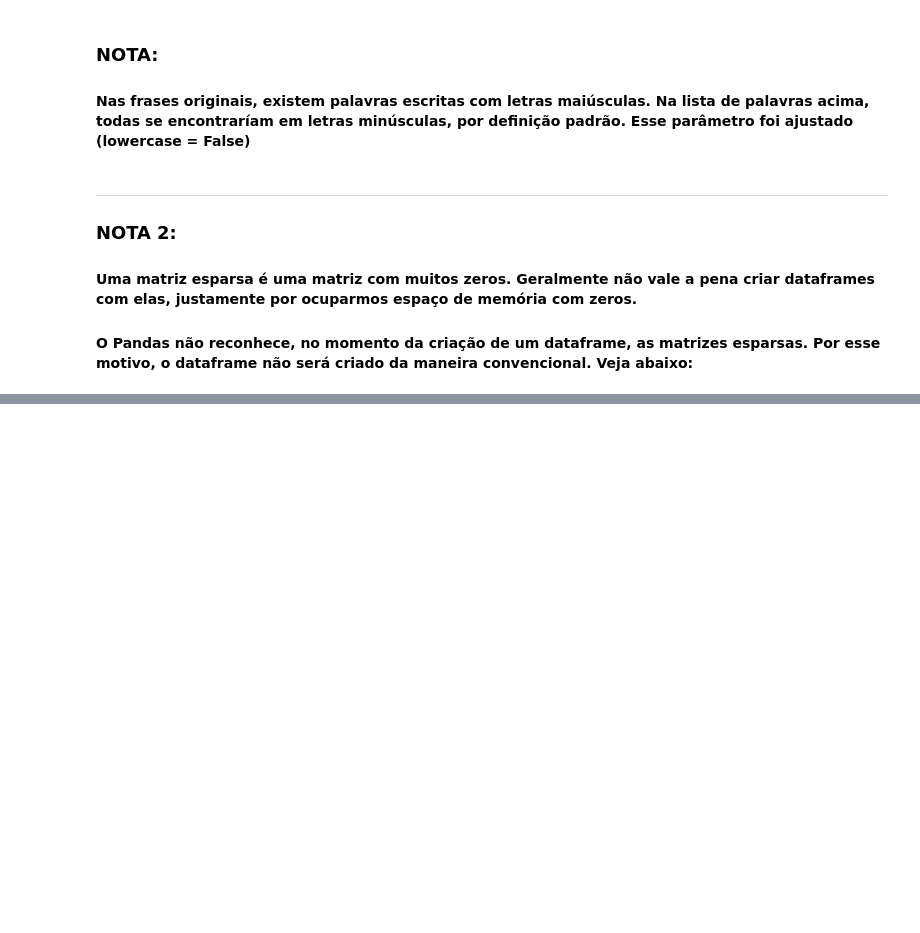
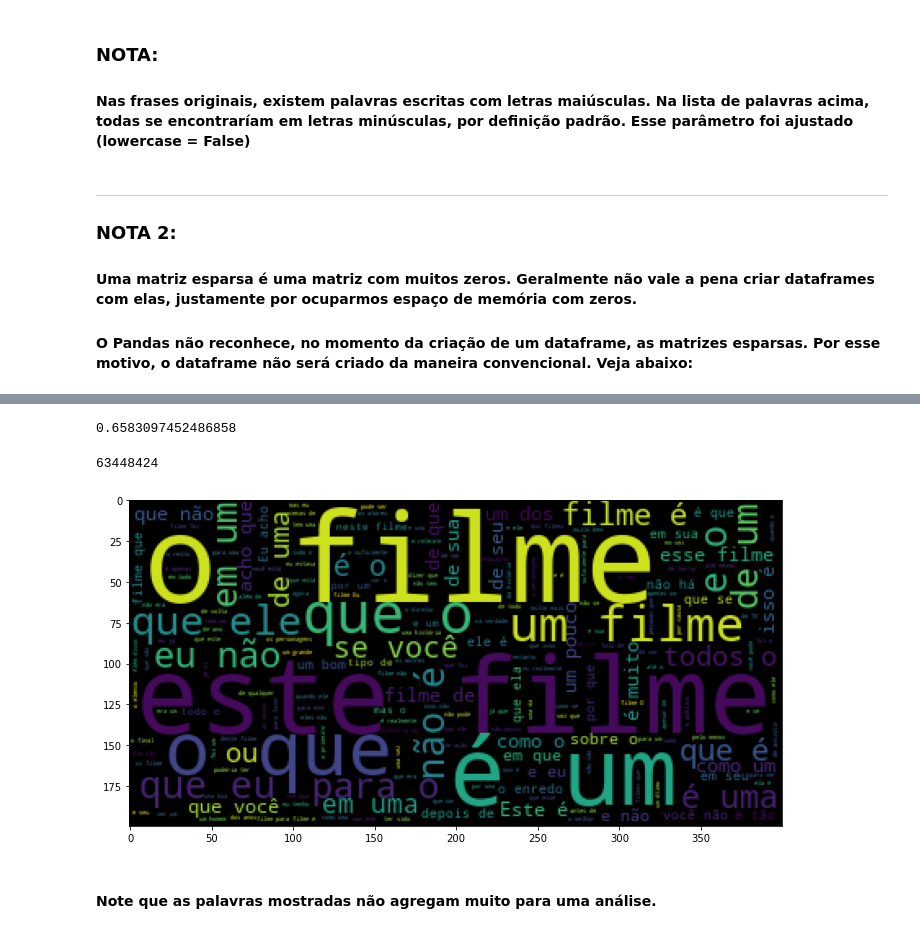
Before and after one commit to silsantos/Deep_Learning, a Jupyter notebook: 1.intro_nlp.ipynb, the cells around one changed output, grey strips where cells are left out. Cells and saved outputs as stored; diff of their text form; code cells hidden in the pictures; blank space fills up the shorter version.

Commit message:
Word Cloud

```diff
--- a/1.intro_nlp.ipynb
+++ b/1.intro_nlp.ipynb
@@ -103,0 +171,4 @@ matriz_esparsa
+# %%
+print(classificar_texto(resenha, 'text_pt', 'classificacao'))
+# %% [output]
+0.6583097452486858
@@ -103,0 +181,24 @@ matriz_esparsa
+# %%
+# Criando uma variável para todas as palavras:
+
+todas_palavras = ' '.join([texto for texto in resenha['text_pt']])
+# %%
+len(todas_palavras)
+# %% [output]
+63448424
+# %%
+# Criando a nuvem de palavras:
+
+nuvem_palavras = WordCloud().generate(todas_palavras)
+# %%
+# Transformando a nuvem de palavras em uma imagem:
+
+import matplotlib.pyplot as plt
+
+plt.figure(figsize=(12, 6))
+plt.imshow(nuvem_palavras)
+plt.show()
+# %% [output]
+[figure, added]
+# %% [markdown]
+#### Note que as palavras mostradas não agregam muito para uma análise.
```
Also changed, not shown: parts of 15 cells of this notebook.
